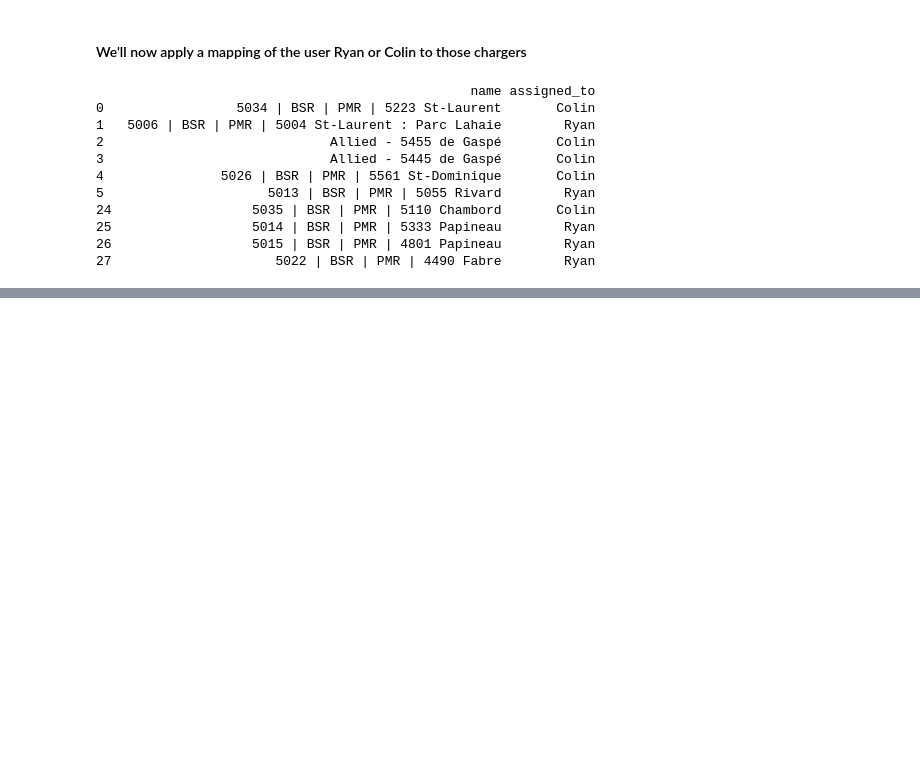
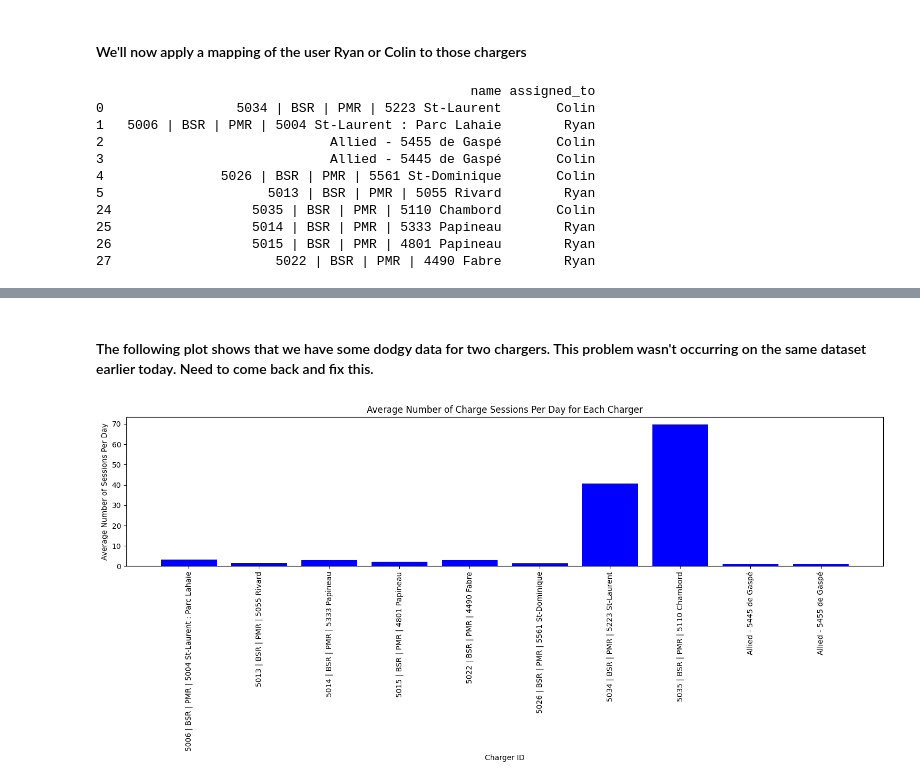
Before and after one commit to colinhickey/electric-circuit, a Jupyter notebook: usage_charts.ipynb, the cells around one changed output, grey strips where cells are left out. Cells and saved outputs as stored; diff of their text form; code cells hidden in the pictures; blank space fills up the shorter version.

```diff
--- a/usage_charts.ipynb
+++ b/usage_charts.ipynb
@@ -305,3 +318,24 @@ Session Durations in Minutes:
+# %% [markdown]
+#### The following plot shows that we have some dodgy data for two chargers. This problem wasn't occurring on the same dataset earlier today. Need to come back and fix this.
+# %%
+# Plot the average number of charge sessions per day for each charger
+fig, ax = plt.subplots(figsize=(15, 7))
+
+ax.bar(average_sessions_per_day['name'], average_sessions_per_day['average_sessions_per_day'], color='blue')
+
+# Add labels and title
+ax.set_xlabel('Charger ID')
+ax.set_ylabel('Average Number of Sessions Per Day')
+ax.set_title('Average Number of Charge Sessions Per Day for Each Charger')
+
+# Rotate x-axis labels for better readability
+plt.xticks(rotation=90)
+
+# Show the plot
+plt.tight_layout()
+plt.show()
+# %% [output]
+[figure, added]
 # %%
 # Define the bucket edges (in minutes)
 bins = [0, 10, 30, 60, 120, 240, 480, 960, 1440]  # Example bucket sizes
```
Also changed, not shown: parts of 13 cells of this notebook, 2 other files.
